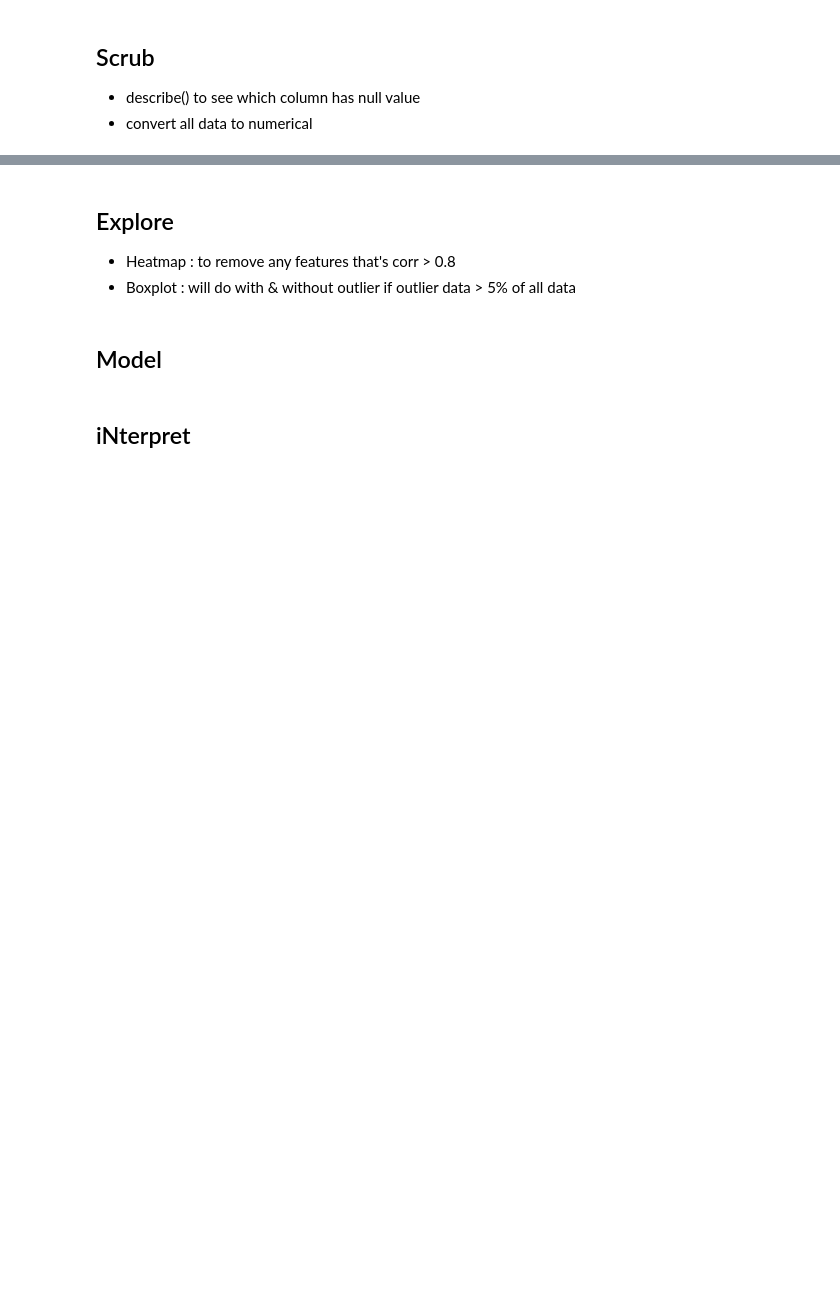
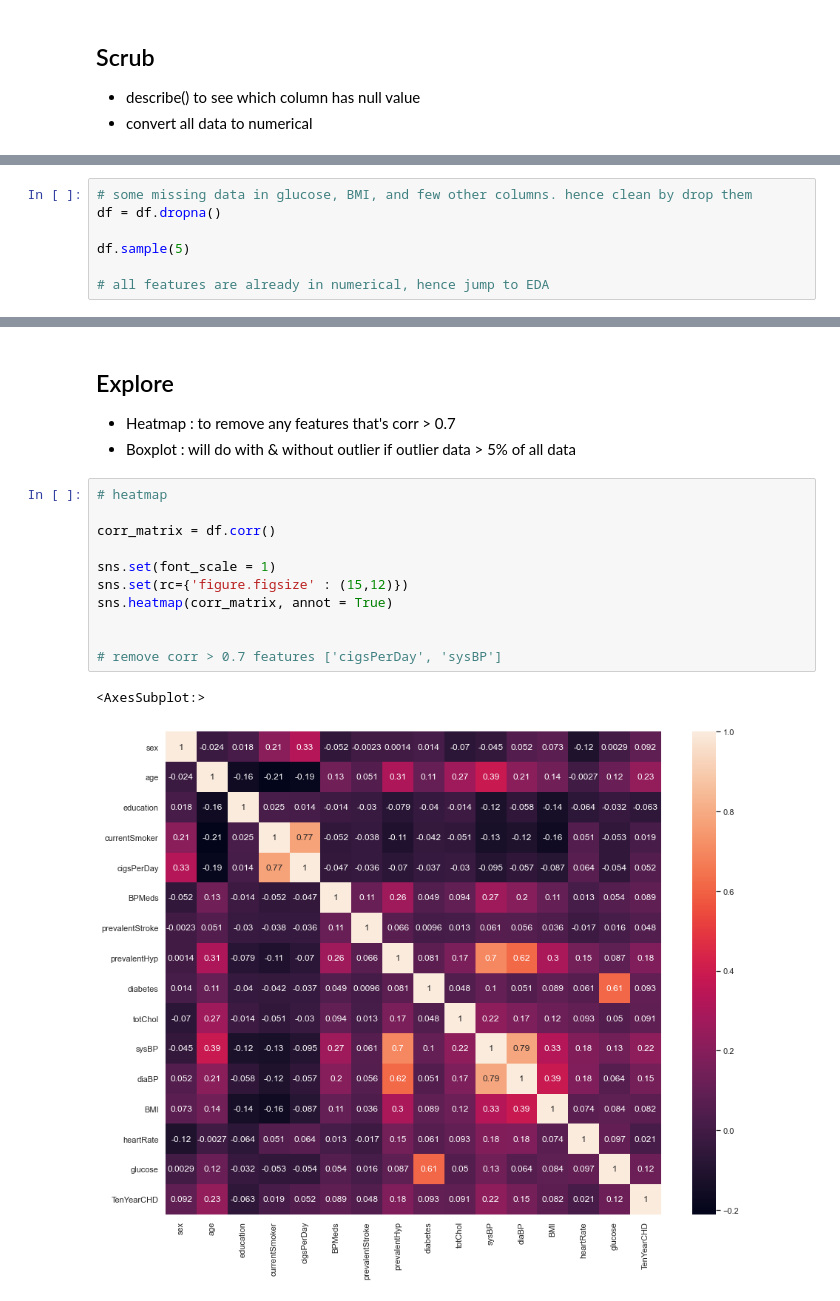
Before and after one commit to dwihdyn/ds-exploration, a Jupyter notebook: p1/d9-decision_trees.ipynb, the cells around one changed output, grey strips where cells are left out. Saved outputs shown, nothing was run; the diff lists cells and outputs as text; blank space fills up the shorter version.

```diff
--- a/p1/d9-decision_trees.ipynb
+++ b/p1/d9-decision_trees.ipynb
@@ -15,0 +28,7 @@ df = pd.read_csv('https://raw.githubusercontent.com/theleadio/datascience_demo/m
+# %%
+# some missing data in glucose, BMI, and few other columns. hence clean by drop them
+df = df.dropna()
+
+df.sample(5)
+
+# all features are already in numerical, hence jump to EDA
@@ -16,9 +42,19 @@ df = pd.read_csv('https://raw.githubusercontent.com/theleadio/datascience_demo/m
 # %% [markdown]
 ## Explore
 
-- Heatmap : to remove any features that's corr > 0.8
+- Heatmap : to remove any features that's corr > 0.7
 - Boxplot : will do with & without outlier if outlier data > 5% of all data
-# %% [markdown]
-## Model
-# %% [markdown]
-## iNterpret
+# %%
+# heatmap
+
+corr_matrix = df.corr()
+
+sns.set(font_scale = 1)
+sns.set(rc={'figure.figsize' : (15,12)})
+sns.heatmap(corr_matrix, annot = True)
+
+
+# remove corr > 0.7 features ['cigsPerDay', 'sysBP']
+# %% [output]
+<AxesSubplot:>
+[figure, added]
```
Also changed, not shown: parts of 27 cells of this notebook, 1 other file.
